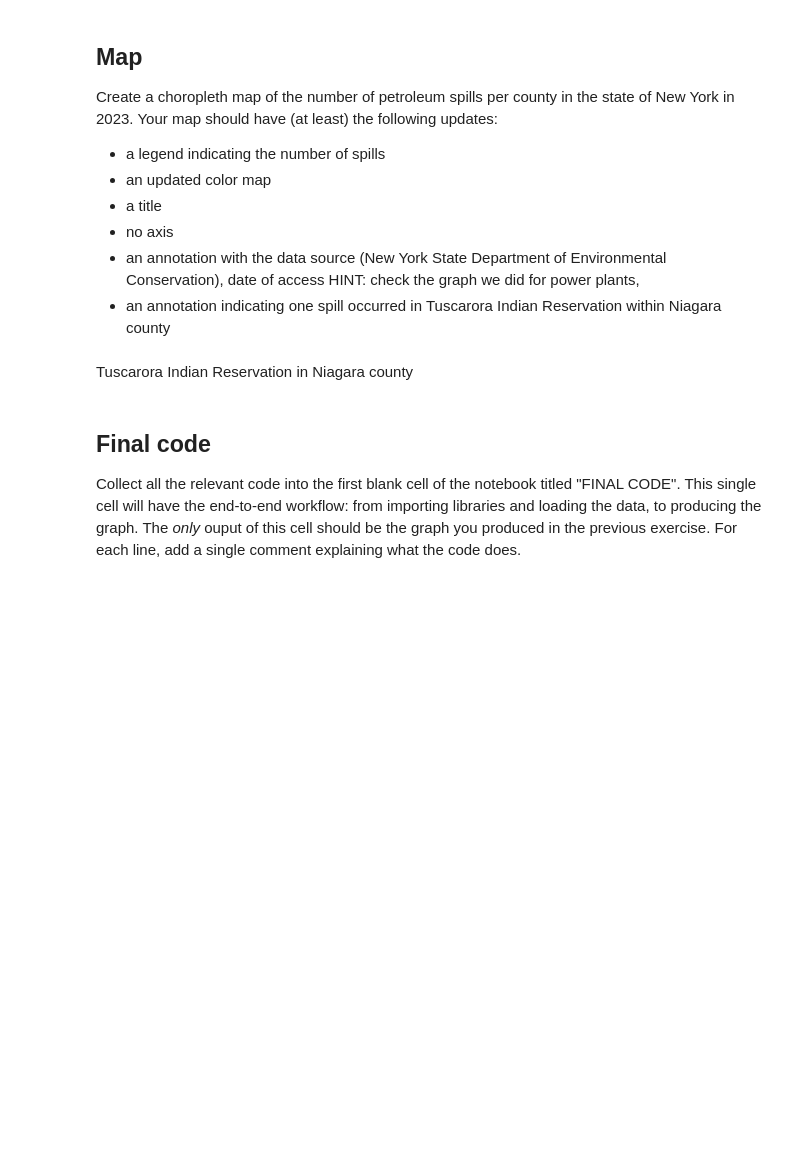
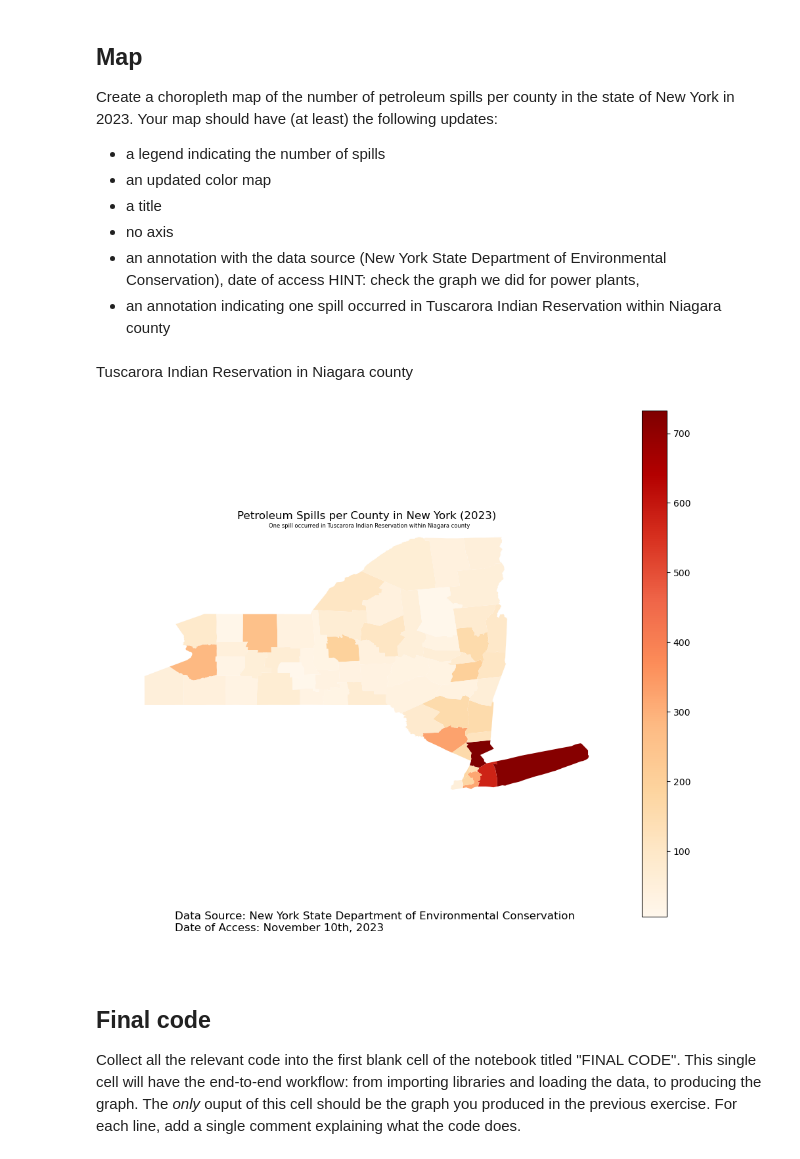
Before and after one commit to ccaswell25/eds220-hwk3, a Jupyter notebook: hwk3-task1-spills.ipynb, the cells around one changed output. Saved outputs shown, nothing was run; the diff lists cells and outputs as text; code cells hidden in the pictures; blank space fills up the shorter version.

```diff
--- a/hwk3-task1-spills.ipynb
+++ b/hwk3-task1-spills.ipynb
@@ -380,5 +495,5 @@ Int64Index([50], dtype='int64')
 # %%
 # 3. we need to select the first item in that tuple using [0]
-st_lawrence_index = spills_per_county[spills_per_county.county=='St Lawrence'].index[0]
+st_lawrence_index = spills_per_county[spills_per_county.County=='St Lawrence'].index[0]
 st_lawrence_index
 # %% [output]
@@ -407,0 +531,4 @@ From our previous exploration we know that Tuscarora Indian Reservation will not
+# %%
+# 1. Updating the county columns so they are the same
+ny_counties.rename(columns={'NAME': 'County'}, inplace=True)
+ny_counties.columns
@@ -407,0 +544,3 @@ From our previous exploration we know that Tuscarora Indian Reservation will not
+# %%
+# 2. Innerjoining the two dataframes:
+ny_counties = pd.merge(spills_per_county, ny_counties, on='County', how='inner')
@@ -417,27 +563,33 @@ Your map should have (at least) the following updates:
 - an annotation indicating one spill occurred in Tuscarora Indian Reservation within Niagara county
 # %% [markdown]
 Tuscarora Indian Reservation in Niagara county
+# %%
+#creating a geodataframe for graphing:
+ny_counties = gpd.GeoDataFrame(ny_counties, #data for geo-dataframe
+                               geometry = 'geometry',
+                               crs = "EPSG:2263")
 # %%
 # Creating the canvas for our choropleth map
 fig, ax = plt.subplots(figsize=(12, 10))
 
-# Use 'Spills' as the column to visualize on the map
-ny_counties.plot(column='Spills', cmap='OrRd', linewidth=0.8, ax=ax, edgecolor='0.8', legend=True)
+# Use 'n_spills' as the column to visualize on the map
+ny_counties.plot(column='n_spills', cmap='OrRd', linewidth=0.4, ax=ax, legend=True)
 
 # Setting title and annotations
-plt.title('Petroleum Spills per County in New York (2023)', fontsize=16)
-plt.annotate('Data Source: New York State Department of Environmental Conservation\nDate of Access: [Insert Date]',
+plt.title('Petroleum Spills per County in New York (2023)', fontsize=12)
+plt.annotate('Data Source: New York State Department of Environmental Conservation\nDate of Access: November 10th, 2023',
              xy=(0.1, .08),  xycoords='figure fraction', horizontalalignment='left',
-             verticalalignment='top', fontsize=12, color='#555555')
+             verticalalignment='top', fontsize=12)
 plt.annotate('One spill occurred in Tuscarora Indian Reservation within Niagara county',
-             xy=(0.5, 0.95),  xycoords='axes fraction', horizontalalignment='center',
-             verticalalignment='center', fontsize=12, color='#555555')
+             xy=(0.3, 0.99),  xycoords='axes fraction', fontsize=6)
 
 # Remove axis
 ax.set_axis_off()
 
 # Show the map
 plt.show()
+# %% [output]
+[figure, added]
 # %% [markdown]
 ## Final code
 
```
Also changed, not shown: parts of 32 cells of this notebook.
